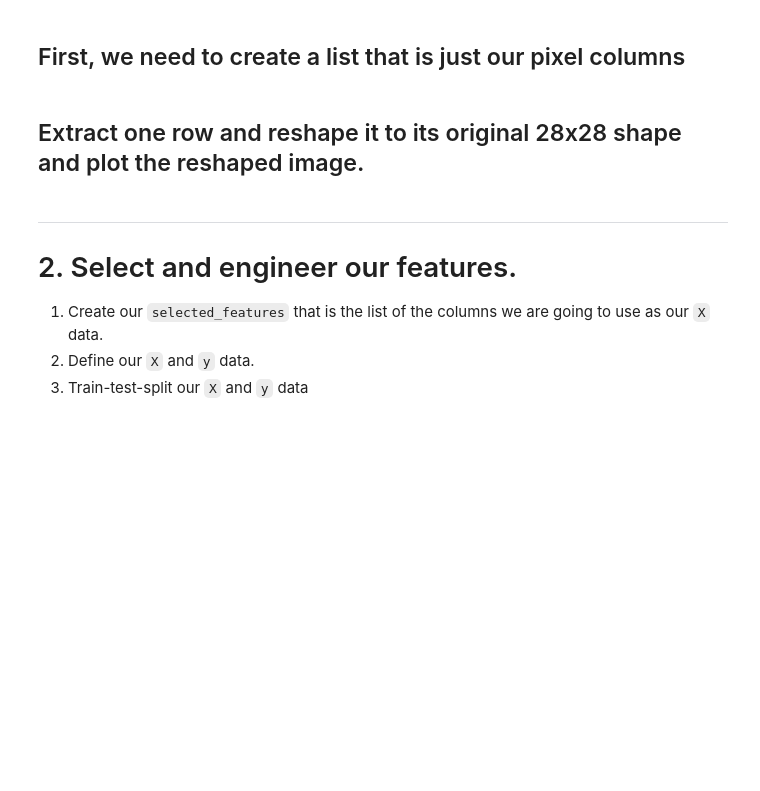
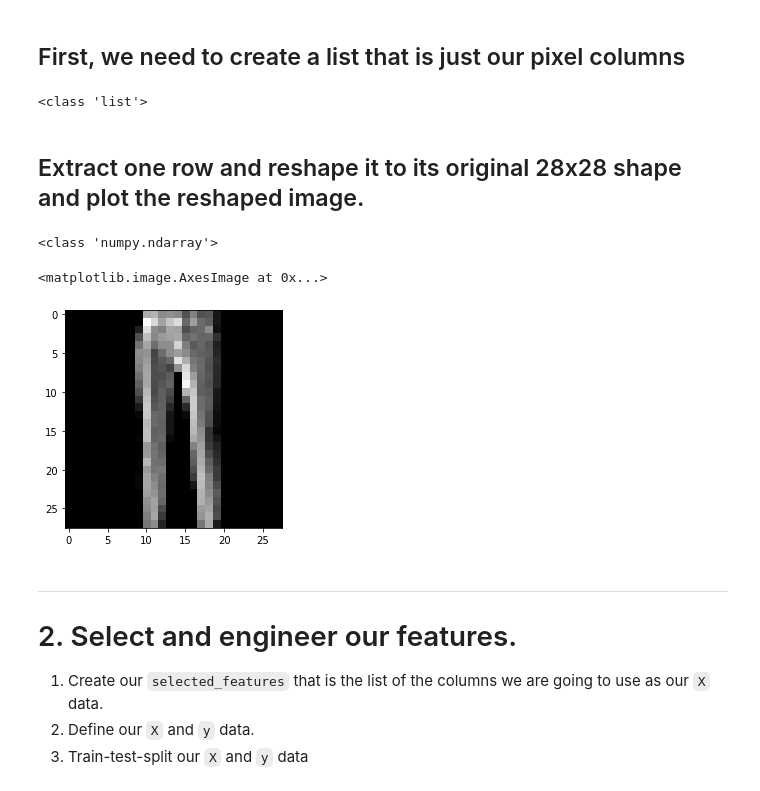
Before and after one commit to DavidGuzman1999/2021-fall-data-science, a Jupyter notebook: Week-07-Image-Classification/Image-Classification-Exercise.ipynb, the cells around one changed output. Saved outputs shown, nothing was run; the diff lists cells and outputs as text; code cells hidden in the pictures; blank space fills up the shorter version.

```diff
--- a/Week-07-Image-Classification/Image-Classification-Exercise.ipynb
+++ b/Week-07-Image-Classification/Image-Classification-Exercise.ipynb
@@ -22,3 +42,5 @@ In this exercise, you will be classifying images about clothes. The data set you
 5. Visualize at least one image.
 # %%
 # 1. Load data into a pandas dataframe.
+df = pd.read_csv("data/fashion-small.csv")
+df.head()
@@ -40,28 +98,39 @@ In this exercise, you will be classifying images about clothes. The data set you
 ## First, we need to create a list that is just our pixel columns
 # %%
 # Grabs all of the columns
-
+pixel_cols = df.columns
 
 # Convert the all columns object into a regular list
-
+# without doing this, pixel_cols is a pandas index object (hard to work with)
+pixel_cols = list(pixel_cols) # convert pandasIndexObject to list
 
 # Sanity check that it is now just a list.
-
+print(type(pixel_cols))
 
 # Remove just the label column from the list
+# will remove the labels(the words) from the data. the pixels will be left
+#will not affect the actual data
+pixel_cols.remove("label")
+# %% [output]
+<class 'list'>
 # %% [markdown]
 ## Extract one row and reshape it to its original 28x28 shape and plot the reshaped image.
 # %%
 # Select just the pixel columns and convert them to a numpy array by using .values.
-
-
+imgs = df[pixel_cols].values
+print(type(imgs))
 # Select just one image from all the images
-
+img = imgs [1]
 
 # Reshape the image to be a 28x28 matrix (original format of image)
-
+img = img.reshape(28,28)
 
 # Plot reshaped image
+plt.imshow(img, cmap="gray")
+# %% [output]
+<class 'numpy.ndarray'>
+<matplotlib.image.AxesImage at 0x...>
+[figure, added]
 # %% [markdown]
 ___
 # 2. Select and engineer our features.
```
Also changed, not shown: parts of 27 cells of this notebook.
